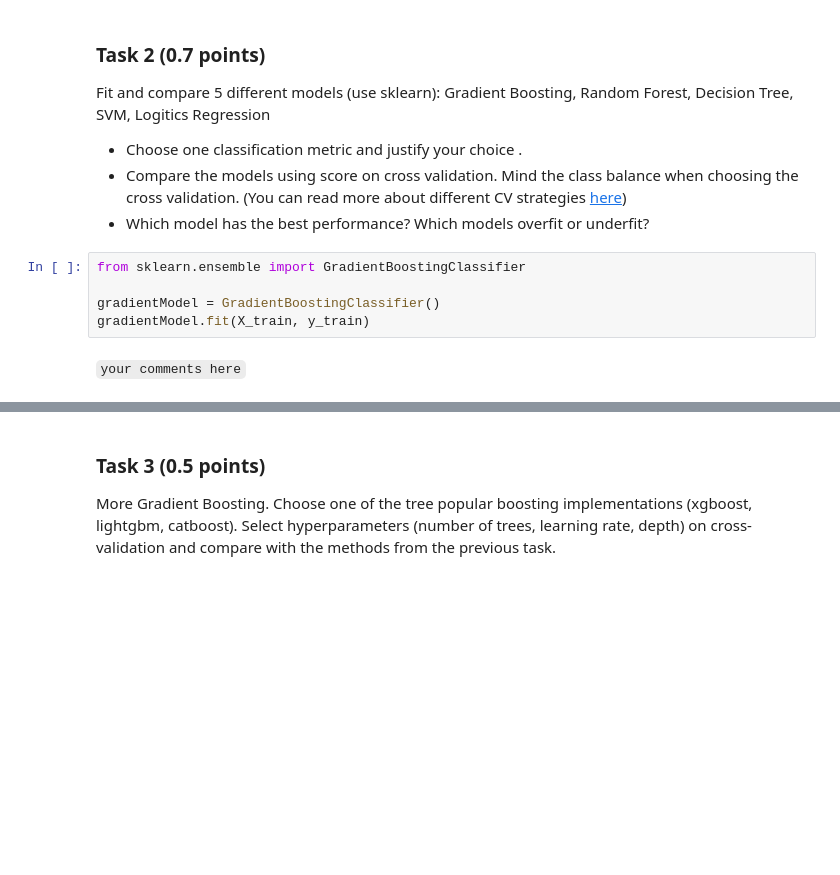
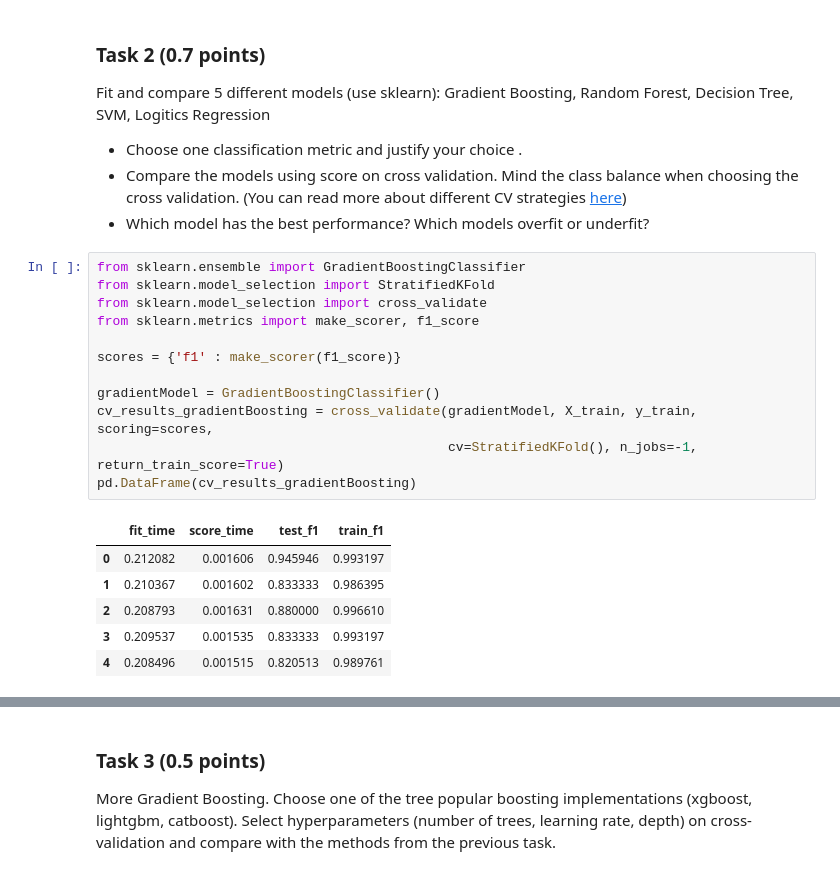
Before and after one commit to Badcat330/ml_se, a Jupyter notebook: hw/hw_4/hw4.ipynb, the cells around one changed output, grey strips where cells are left out. Drawn from its saved outputs; the diff is of its cells as text; blank space fills up the shorter version.

````diff
--- a/hw/hw_4/hw4.ipynb
+++ b/hw/hw_4/hw4.ipynb
@@ -779,10 +780,22 @@ Fit and compare 5 different models (use sklearn): Gradient Boosting, Random Fore
 * Choose one classification metric and justify your choice .
 * Compare the models using score on cross validation. Mind the class balance when choosing the cross validation. (You can read more about different CV strategies [here](https://scikit-learn.org/stable/modules/cross_validation.html#stratified-k-fold))
 * Which model has the best performance? Which models overfit or underfit?
-# %%
-from sklearn.ensemble import GradientBoostingClassifier
-
-gradientModel = GradientBoostingClassifier()
-gradientModel.fit(X_train, y_train)
-# %% [markdown]
-```your comments here```
+# %%
+from sklearn.ensemble import GradientBoostingClassifier
+from sklearn.model_selection import StratifiedKFold
+from sklearn.model_selection import cross_validate
+from sklearn.metrics import make_scorer, f1_score
+
+scores = {'f1' : make_scorer(f1_score)}
+
+gradientModel = GradientBoostingClassifier()
+cv_results_gradientBoosting = cross_validate(gradientModel, X_train, y_train, scoring=scores,
+                                             cv=StratifiedKFold(), n_jobs=-1, return_train_score=True)
+pd.DataFrame(cv_results_gradientBoosting)
+# %% [output]
+|  | fit_time | score_time | test_f1 | train_f1 |
+| 0 | 0.212082 | 0.001606 | 0.945946 | 0.993197 |
+| 1 | 0.210367 | 0.001602 | 0.833333 | 0.986395 |
+| 2 | 0.208793 | 0.001631 | 0.880000 | 0.996610 |
+| 3 | 0.209537 | 0.001535 | 0.833333 | 0.993197 |
+| 4 | 0.208496 | 0.001515 | 0.820513 | 0.989761 |
````
Also changed, not shown: parts of 27 cells of this notebook.
